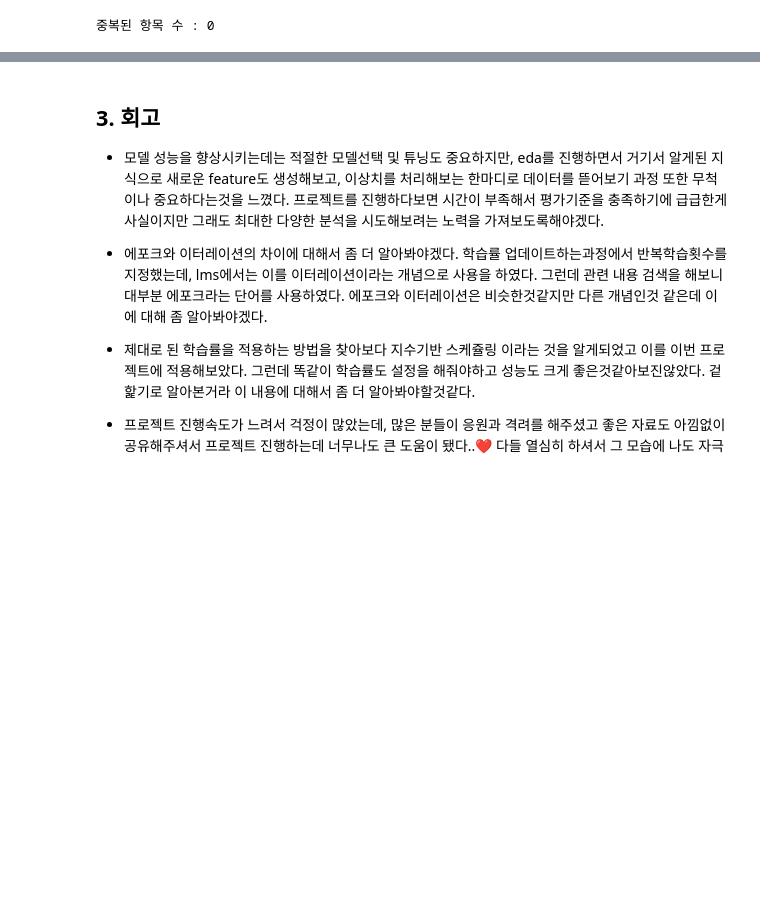
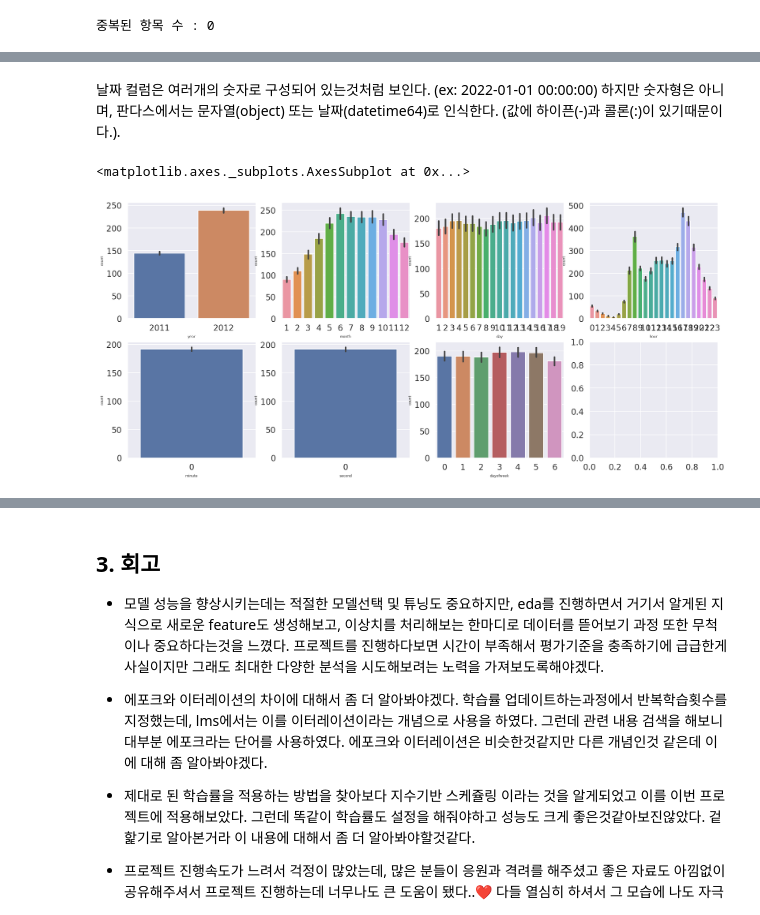
Before and after one commit to saerannn/ML-DL-Project, a Jupyter notebook: Project_02_Building Regression Models/Project_02_Building_Linear_Regression_Models.ipynb, the cells around one changed output, grey strips where cells are left out. Cells and saved outputs as stored; diff of their text form; code cells hidden in the pictures; blank space fills up the shorter version.

```diff
--- a/Project_02_Building Regression Models/Project_02_Building_Linear_Regression_Models.ipynb
+++ b/Project_02_Building Regression Models/Project_02_Building_Linear_Regression_Models.ipynb
@@ -1487,0 +1420,42 @@ count 는 registerted + casual 의 합이기 때문에 당연히 count랑  regis
+# %%
+############################## datetime 전처리 ##############################
+
+# datetime 형변환
+train['datetime'] = pd.to_datetime(train['datetime'], format="%Y-%d-%m %H:%M:%S")
+
+# 연, 월, 일, 시, 분, 초, 요일 컬럼 생성
+train["year"] = train["datetime"].dt.year
+train["month"] = train["datetime"].dt.month
+train["day"] = train["datetime"].dt.day
+train["hour"] = train["datetime"].dt.hour
+train["minute"] = train["datetime"].dt.minute
+train["second"] = train["datetime"].dt.second
+
+
+############################### 요일 datetime-dayofweek(str) 컬럼에 추가 ##############################
+train["dayofweek"] = train["datetime"].dt.dayofweek #0(월), 1(화), 2(수), 3(목), 4(금), 5(토), 6(일)
+train.loc[train["dayofweek"] == 0, "dayofweek(str)"] = "Monday"
+train.loc[train["dayofweek"] == 1, "dayofweek(str)"] = "Tuesday"
+train.loc[train["dayofweek"] == 2, "dayofweek(str)"] = "Wednesday"
+train.loc[train["dayofweek"] == 3, "dayofweek(str)"] = "Thursday"
+train.loc[train["dayofweek"] == 4, "dayofweek(str)"] = "Friday"
+train.loc[train["dayofweek"] == 5, "dayofweek(str)"] = "Saturday"
+train.loc[train["dayofweek"] == 6, "dayofweek(str)"] = "Sunday"
+# %% [markdown]
+<div>날짜 컬럼은 여러개의 숫자로 구성되어 있는것처럼 보인다. (ex: 2022-01-01 00:00:00) 하지만 숫자형은 아니며, 판다스에서는 문자열(object) 또는 날짜(datetime64)로 인식한다. (값에 하이픈(-)과 콜론(:)이 있기때문이다.). </div>
+# %%
+############################## 날짜 & 대여량 시각화  ##############################
+
+figure, ((ax1, ax2, ax3,ax4), (ax5, ax6, ax7,_)) = plt.subplots(nrows=2, ncols=4)
+
+figure.set_size_inches(18, 8)
+sns.barplot(data=train, x="year", y="count", ax=ax1)
+sns.barplot(data=train, x="month", y="count", ax=ax2)
+sns.barplot(data=train, x="day", y="count", ax=ax3)
+sns.barplot(data=train, x="hour", y="count", ax=ax4)
+sns.barplot(data=train, x="minute", y="count", ax=ax5)
+sns.barplot(data=train, x="second", y="count", ax=ax6)
+sns.barplot(data=train, x="dayofweek", y="count", ax=ax7)
+# %% [output]
+<matplotlib.axes._subplots.AxesSubplot at 0x...>
+[figure, added]
```
Also changed, not shown: parts of 34 cells of this notebook.
